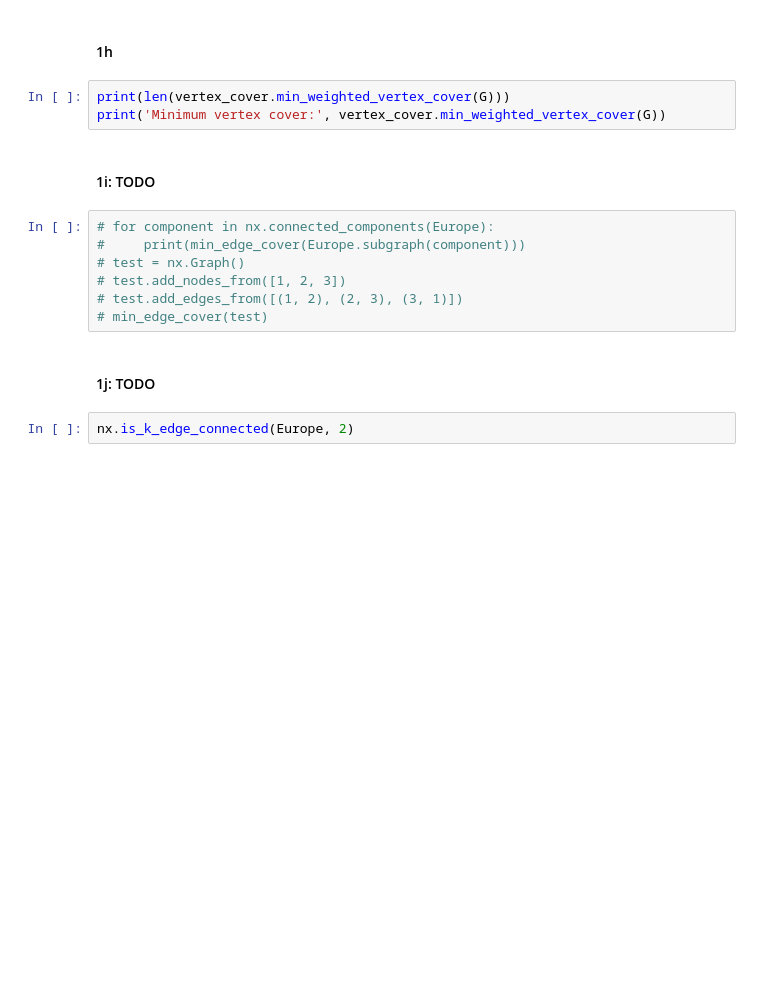
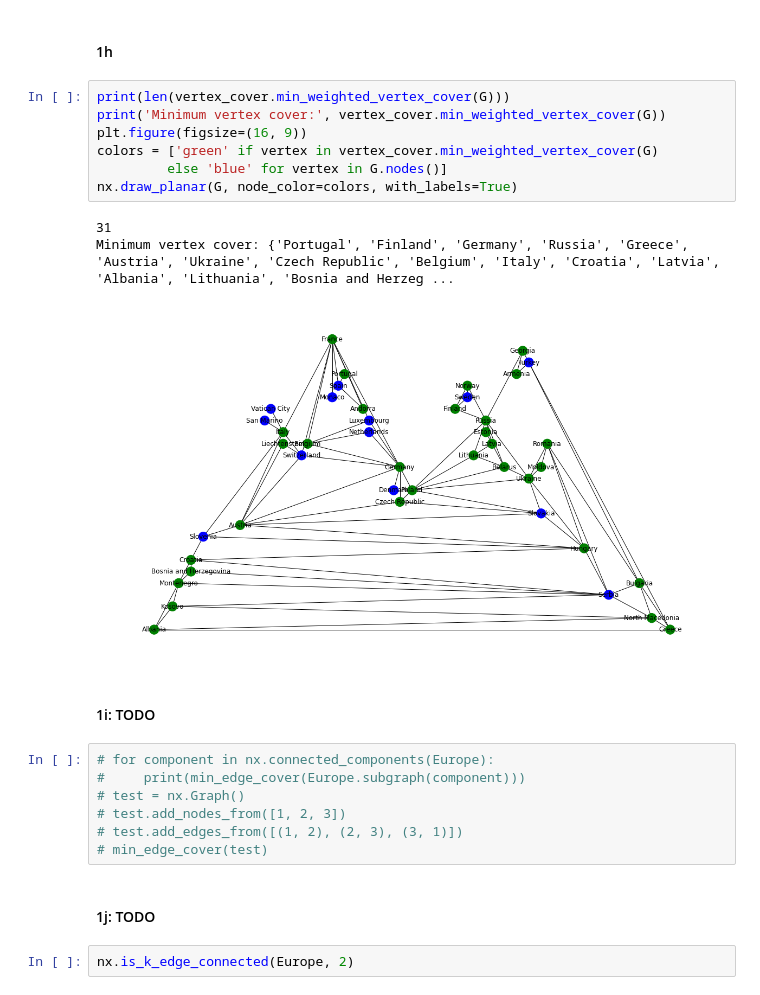
Before and after one commit to GoldenGarr/Graph-Theory-HW-5, a Jupyter notebook: hw5.ipynb, the cells around one changed output. Saved outputs shown, nothing was run; the diff lists cells and outputs as text; blank space fills up the shorter version.

```diff
--- a/hw5.ipynb
+++ b/hw5.ipynb
@@ -246,6 +259,14 @@ print('Maximum matching:', nx.maximal_matching(G))
 # %%
 print(len(vertex_cover.min_weighted_vertex_cover(G)))
 print('Minimum vertex cover:', vertex_cover.min_weighted_vertex_cover(G))
+plt.figure(figsize=(16, 9))
+colors = ['green' if vertex in vertex_cover.min_weighted_vertex_cover(G)
+         else 'blue' for vertex in G.nodes()]
+nx.draw_planar(G, node_color=colors, with_labels=True)
+# %% [output]
+31
+Minimum vertex cover: {'Portugal', 'Finland', 'Germany', 'Russia', 'Greece', 'Austria', 'Ukraine', 'Czech Republic', 'Belgium', 'Italy', 'Croatia', 'Latvia', 'Albania', 'Lithuania', 'Bosnia and Herzeg ...
+[figure, added]
 # %% [markdown]
 #### 1i: TODO
 # %%
```
Also changed, not shown: parts of 11 cells of this notebook.
